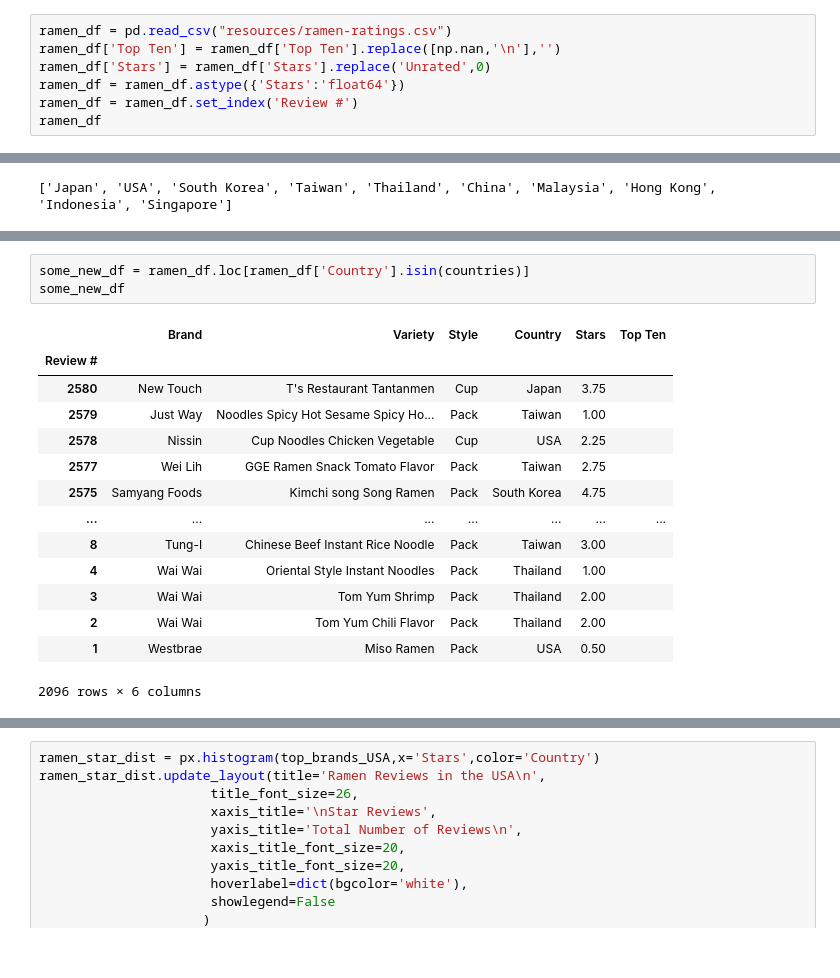
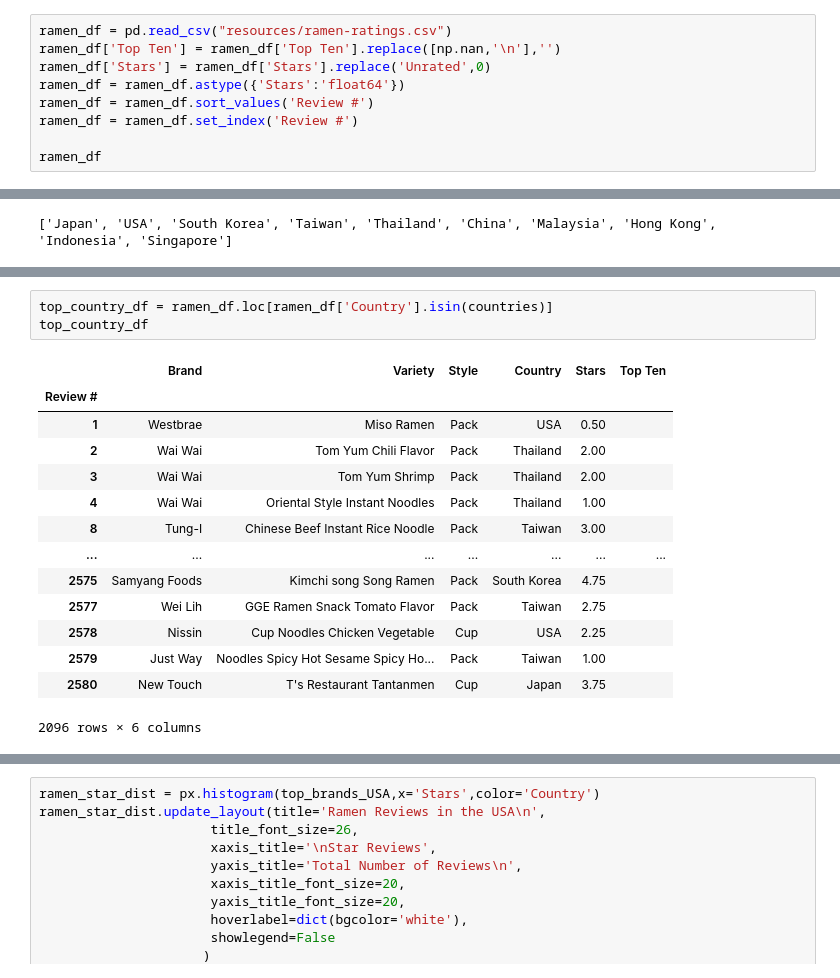
Before and after one commit to garrettg615/web-design-challenge, a Jupyter notebook: ramen_analysis.ipynb, the cells around one changed output, grey strips where cells are left out. Cells and saved outputs as stored; diff of their text form.

```diff
--- a/ramen_analysis.ipynb
+++ b/ramen_analysis.ipynb
@@ -28,7 +28,9 @@ ramen_df = pd.read_csv("resources/ramen-ratings.csv")
 ramen_df['Top Ten'] = ramen_df['Top Ten'].replace([np.nan,'\n'],'')
 ramen_df['Stars'] = ramen_df['Stars'].replace('Unrated',0)
 ramen_df = ramen_df.astype({'Stars':'float64'})
+ramen_df = ramen_df.sort_values('Review #')
 ramen_df = ramen_df.set_index('Review #')
+
 ramen_df
 # %% [output]
 |  | Brand | Variety | Style | Country | Stars | Top Ten |
@@ -92,18 +100,18 @@ top_bar.write_image('visualizations/countries_most_reviews.png')
 # %%
-some_new_df = ramen_df.loc[ramen_df['Country'].isin(countries)]
-some_new_df
+top_country_df = ramen_df.loc[ramen_df['Country'].isin(countries)]
+top_country_df
 # %% [output]
 |  | Brand | Variety | Style | Country | Stars | Top Ten |
 | Review # |  |  |  |  |  |  |
+| 1 | Westbrae | Miso Ramen | Pack | USA | 0.50 |  |
+| 2 | Wai Wai | Tom Yum Chili Flavor | Pack | Thailand | 2.00 |  |
+| 3 | Wai Wai | Tom Yum Shrimp | Pack | Thailand | 2.00 |  |
+| 4 | Wai Wai | Oriental Style Instant Noodles | Pack | Thailand | 1.00 |  |
+| 8 | Tung-I | Chinese Beef Instant Rice Noodle | Pack | Taiwan | 3.00 |  |
+| ... | ... | ... | ... | ... | ... | ... |
+| 2575 | Samyang Foods | Kimchi song Song Ramen | Pack | South Korea | 4.75 |  |
+| 2577 | Wei Lih | GGE Ramen Snack Tomato Flavor | Pack | Taiwan | 2.75 |  |
+| 2578 | Nissin | Cup Noodles Chicken Vegetable | Cup | USA | 2.25 |  |
+| 2579 | Just Way | Noodles Spicy Hot Sesame Spicy Ho... | Pack | Taiwan | 1.00 |  |
 | 2580 | New Touch | T's Restaurant Tantanmen | Cup | Japan | 3.75 |  |
-| 2579 | Just Way | Noodles Spicy Hot Sesame Spicy Ho... | Pack | Taiwan | 1.00 |  |
-| 2578 | Nissin | Cup Noodles Chicken Vegetable | Cup | USA | 2.25 |  |
-| 2577 | Wei Lih | GGE Ramen Snack Tomato Flavor | Pack | Taiwan | 2.75 |  |
-| 2575 | Samyang Foods | Kimchi song Song Ramen | Pack | South Korea | 4.75 |  |
-| ... | ... | ... | ... | ... | ... | ... |
-| 8 | Tung-I | Chinese Beef Instant Rice Noodle | Pack | Taiwan | 3.00 |  |
-| 4 | Wai Wai | Oriental Style Instant Noodles | Pack | Thailand | 1.00 |  |
-| 3 | Wai Wai | Tom Yum Shrimp | Pack | Thailand | 2.00 |  |
-| 2 | Wai Wai | Tom Yum Chili Flavor | Pack | Thailand | 2.00 |  |
-| 1 | Westbrae | Miso Ramen | Pack | USA | 0.50 |  |
 2096 rows × 6 columns
```
Also changed, not shown: parts of 20 cells of this notebook, 17 other files.
